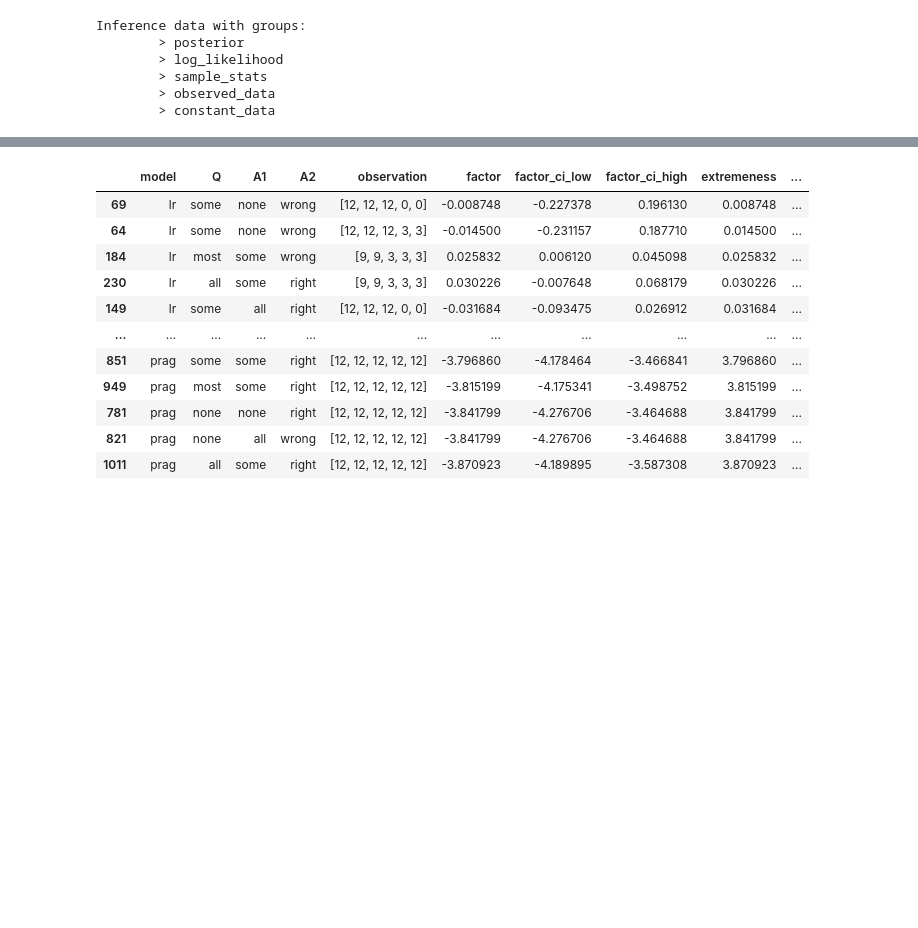
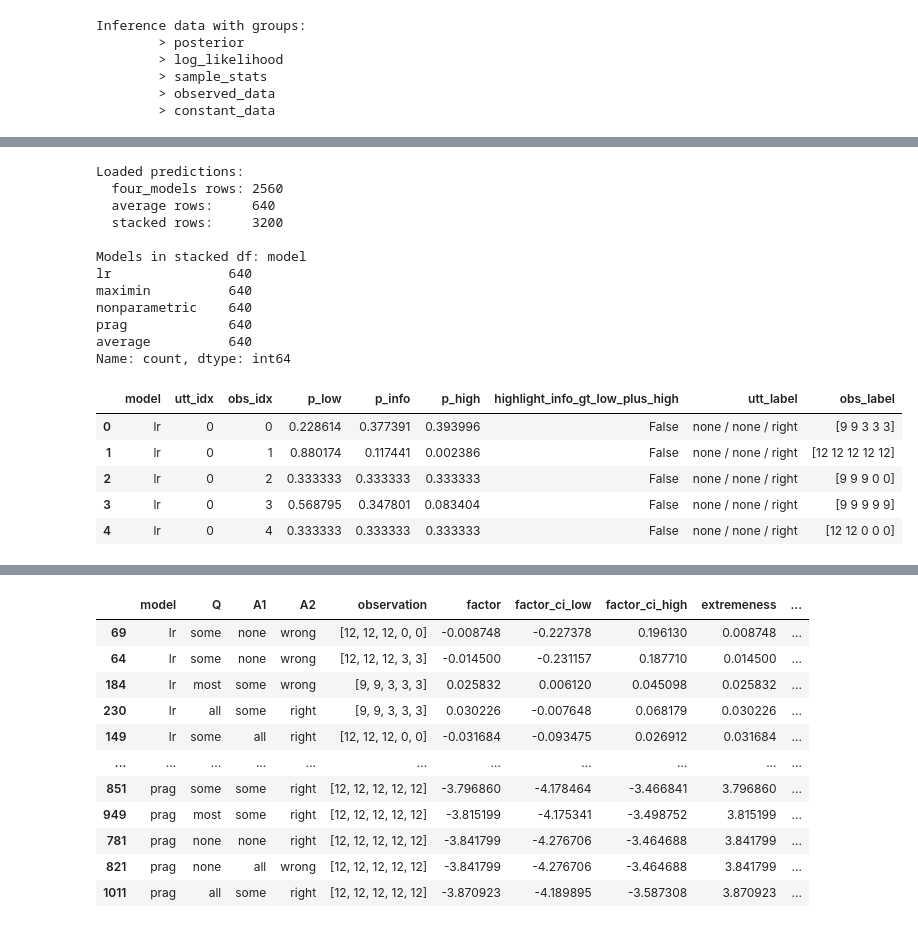
Before and after one commit to HeningWang/argumentative_language, a Jupyter notebook: analysis/analysis_listenerside_highvsno.ipynb, the cells around one changed output, grey strips where cells are left out. Cells and saved outputs as stored; diff of their text form; code cells hidden in the pictures; blank space fills up the shorter version.

Commit message:
add item analysis in the info condition for the listener side experiment

```diff
--- a/analysis/analysis_listenerside_highvsno.ipynb
+++ b/analysis/analysis_listenerside_highvsno.ipynb
@@ -451,0 +1221,68 @@ S1_base = S1_base.reshape(-1,*S1_base.shape[-2:])
+# %%
+# ------------------------------------------------------------
+# Step 1) Load model prediction CSVs and stack them into one df
+# ------------------------------------------------------------
+path_models = {
+    "average": "./listener_side/item_generation/listener_beliefs_model_avg_softmax_elpd_loo.csv",
+    "four_models": "./listener_side/item_generation/listener_beliefs_by_model_u_o.csv",
+}
+
+df_four = pd.read_csv(path_models["four_models"])
+df_avg  = pd.read_csv(path_models["average"])
+
+# Basic sanity checks (required columns)
+req = {"model", "utt_idx", "obs_idx", "p_low", "p_info", "p_high"}
+missing_four = req - set(df_four.columns)
+missing_avg  = req - set(df_avg.columns)
+if missing_four:
+    raise ValueError(f"four_models CSV missing columns: {sorted(missing_four)}")
+if missing_avg:
+    raise ValueError(f"average CSV missing columns: {sorted(missing_avg)}")
+
+# Ensure consistent dtypes
+for df in (df_four, df_avg):
+    df["utt_idx"] = df["utt_idx"].astype(int)
+    df["obs_idx"] = df["obs_idx"].astype(int)
+    for c in ["p_low", "p_info", "p_high"]:
+        df[c] = df[c].astype(float)
+
+# Standardize the average model name so it doesn't collide / stays clear
+df_avg = df_avg.copy()
+df_avg["model"] = "average"
+
+# Stack: 4 models + average
+pred_all = pd.concat([df_four, df_avg], ignore_index=True)
+
+print("Loaded predictions:")
+print("  four_models rows:", len(df_four))
+print("  average rows:    ", len(df_avg))
+print("  stacked rows:    ", len(pred_all))
+print("\nModels in stacked df:", pred_all["model"].value_counts())
+
+# Optional sanity: probabilities sum to 1
+prob_sum = pred_all[["p_low", "p_info", "p_high"]].sum(axis=1)
+if not (abs(prob_sum - 1.0) < 1e-6).all():
+    print("\n[WARN] Some prediction rows do not sum to 1 (showing 10 worst):")
+    tmp = pred_all.assign(_sum=prob_sum).sort_values("_sum")
+    print(tmp[["model","utt_idx","obs_idx","p_low","p_info","p_high","_sum"]].head(10))
+
+pred_all.head()
+# %% [output]
+Loaded predictions:
+  four_models rows: 2560
+  average rows:     640
+  stacked rows:     3200
+
+Models in stacked df: model
+lr               640
+maximin          640
+nonparametric    640
+prag             640
+average          640
+Name: count, dtype: int64
+|  | model | utt_idx | obs_idx | p_low | p_info | p_high | highlight_info_gt_low_plus_high | utt_label | obs_label |
+| 0 | lr | 0 | 0 | 0.228614 | 0.377391 | 0.393996 | False | none / none / right | [9 9 3 3 3] |
+| 1 | lr | 0 | 1 | 0.880174 | 0.117441 | 0.002386 | False | none / none / right | [12 12 12 12 12] |
+| 2 | lr | 0 | 2 | 0.333333 | 0.333333 | 0.333333 | False | none / none / right | [9 9 9 0 0] |
+| 3 | lr | 0 | 3 | 0.568795 | 0.347801 | 0.083404 | False | none / none / right | [9 9 9 9 9] |
+| 4 | lr | 0 | 4 | 0.333333 | 0.333333 | 0.333333 | False | none / none / right | [12 12 0 0 0] |
```
Also changed, not shown: parts of 151 cells of this notebook, 17 other files.
